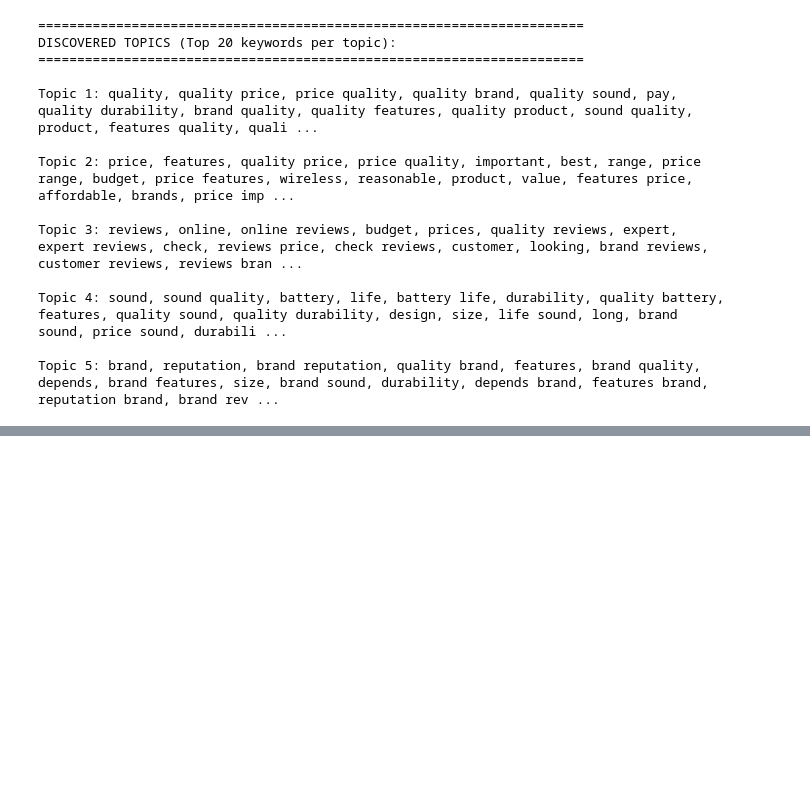
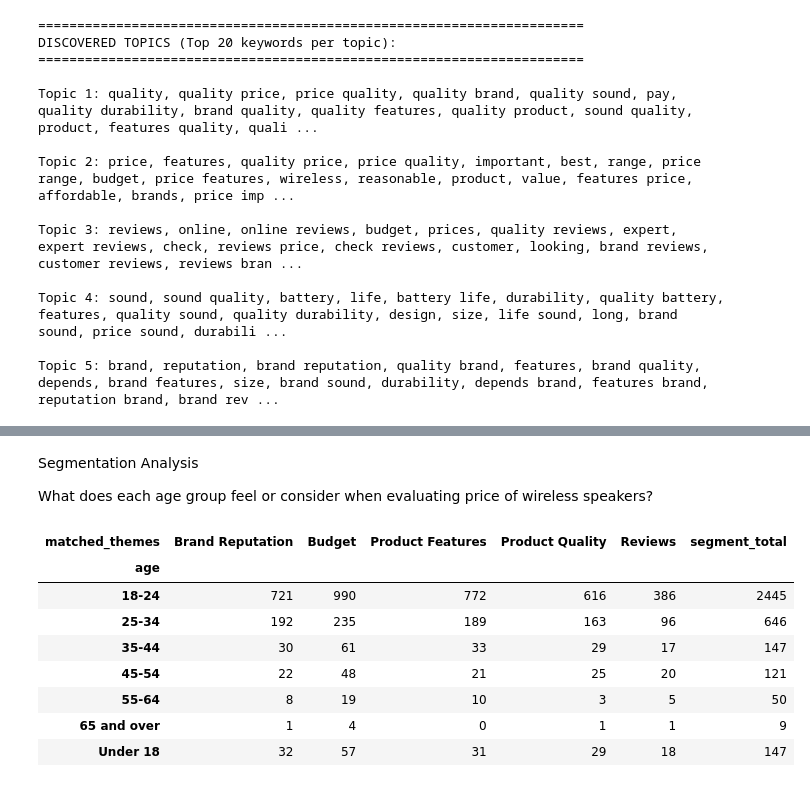
Before and after one commit to uwn-online/Customer-insight-analysis, a Jupyter notebook: notebooks/customer_insight_analysis.ipynb, the cells around one changed output, grey strips where cells are left out. Drawn from its saved outputs; the diff is of its cells as text; code cells hidden in the pictures; blank space fills up the shorter version.

```diff
--- a/notebooks/customer_insight_analysis.ipynb
+++ b/notebooks/customer_insight_analysis.ipynb
@@ -645,0 +697,19 @@ Topic 5: brand, reputation, brand reputation, quality brand, features, brand qua
+# %%
+# function to apply theme code to surveys responses
+
+def assign_themes(text, codebook):
+    if not text:
+        return [] # Return an empty list is text is missing.
+
+    text = text.lower()
+    matched_themes =[] # Empty list to store themes in text.
+
+    for theme, keywords in codebook.items(): # Loop through the codebook dictionary
+        for kw in keywords: # Loop through every keyword for that theme.
+            pattern = r"\b" + re.escape(kw).replace(r"\ ", r"\s+") + r"\b"
+            """Creates regex pattern to search for keywords, preventing partial matches, protect special characters & allows spacing"""
+            if re.search(pattern, text): # Search for text for the keyword pattern.
+                matched_themes.append(theme) # keywords are appended to the empty match_theme list
+                break
+
+    return matched_themes
@@ -645,0 +769,27 @@ Topic 5: brand, reputation, brand reputation, quality brand, features, brand qua
+# %% [markdown]
+Segmentation Analysis
+
+What does each age group feel or consider when evaluating price of wireless speakers?
+# %%
+df_users_exploded = df_users.explode("matched_themes") # split the themes into separate rows.
+
+segment_theme_counts = (
+    df_users_exploded.groupby(['age', 'matched_themes']) # count how many times each theme appears per segment.
+    .size()
+    .unstack(fill_value=0)
+)
+
+segment_total_counts = df_users['age'].value_counts()
+segment_theme_counts['segment_total'] = segment_total_counts # add the total number in each segment to the table.
+
+segment_theme_counts
+# %% [output]
+| matched_themes | Brand Reputation | Budget | Product Features | Product Quality | Reviews | segment_total |
+| age |  |  |  |  |  |  |
+| 18-24 | 721 | 990 | 772 | 616 | 386 | 2445 |
+| 25-34 | 192 | 235 | 189 | 163 | 96 | 646 |
+| 35-44 | 30 | 61 | 33 | 29 | 17 | 147 |
+| 45-54 | 22 | 48 | 21 | 25 | 20 | 121 |
+| 55-64 | 8 | 19 | 10 | 3 | 5 | 50 |
+| 65 and over | 1 | 4 | 0 | 1 | 1 | 9 |
+| Under 18 | 32 | 57 | 31 | 29 | 18 | 147 |
```
Also changed, not shown: parts of 10 cells of this notebook.
